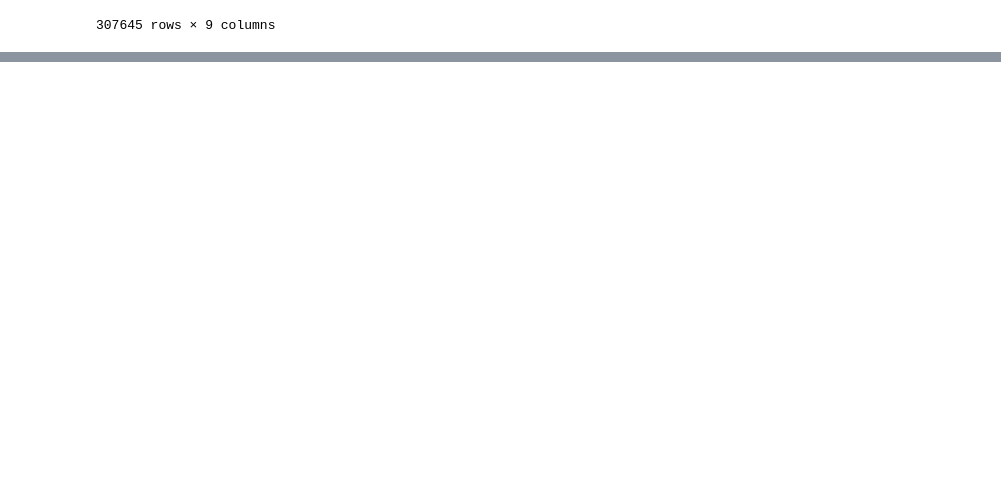
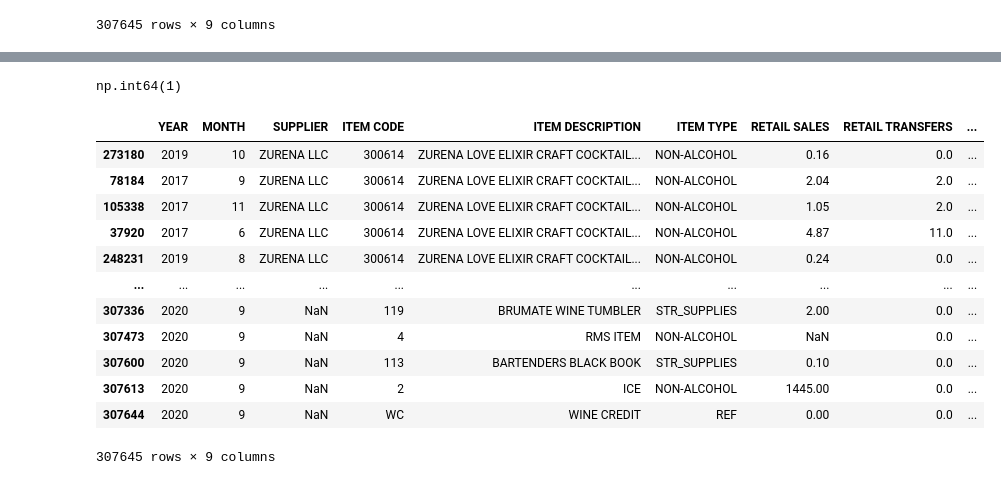
Before and after one commit to PV58/python-practice, a Jupyter notebook: pandas.ipynb, the cells around one changed output, grey strips where cells are left out. Cells and saved outputs as stored; diff of their text form; code cells hidden in the pictures; blank space fills up the shorter version.

```diff
--- a/pandas.ipynb
+++ b/pandas.ipynb
@@ -281,0 +282,20 @@ df
+# %%
+df.iat[1,1]
+# %% [output]
+np.int64(1)
+# %%
+df.sort_values(["SUPPLIER"], ascending = False)
+# %% [output]
+|  | YEAR | MONTH | SUPPLIER | ITEM CODE | ITEM DESCRIPTION | ITEM TYPE | RETAIL SALES | RETAIL TRANSFERS | ... |
+| 273180 | 2019 | 10 | ZURENA LLC | 300614 | ZURENA LOVE ELIXIR CRAFT COCKTAIL... | NON-ALCOHOL | 0.16 | 0.0 | ... |
+| 78184 | 2017 | 9 | ZURENA LLC | 300614 | ZURENA LOVE ELIXIR CRAFT COCKTAIL... | NON-ALCOHOL | 2.04 | 2.0 | ... |
+| 105338 | 2017 | 11 | ZURENA LLC | 300614 | ZURENA LOVE ELIXIR CRAFT COCKTAIL... | NON-ALCOHOL | 1.05 | 2.0 | ... |
+| 37920 | 2017 | 6 | ZURENA LLC | 300614 | ZURENA LOVE ELIXIR CRAFT COCKTAIL... | NON-ALCOHOL | 4.87 | 11.0 | ... |
+| 248231 | 2019 | 8 | ZURENA LLC | 300614 | ZURENA LOVE ELIXIR CRAFT COCKTAIL... | NON-ALCOHOL | 0.24 | 0.0 | ... |
+| ... | ... | ... | ... | ... | ... | ... | ... | ... | ... |
+| 307336 | 2020 | 9 | NaN | 119 | BRUMATE WINE TUMBLER | STR_SUPPLIES | 2.00 | 0.0 | ... |
+| 307473 | 2020 | 9 | NaN | 4 | RMS ITEM | NON-ALCOHOL | NaN | 0.0 | ... |
+| 307600 | 2020 | 9 | NaN | 113 | BARTENDERS BLACK BOOK | STR_SUPPLIES | 0.10 | 0.0 | ... |
+| 307613 | 2020 | 9 | NaN | 2 | ICE | NON-ALCOHOL | 1445.00 | 0.0 | ... |
+| 307644 | 2020 | 9 | NaN | WC | WINE CREDIT | REF | 0.00 | 0.0 | ... |
+307645 rows × 9 columns
```
Also changed, not shown: parts of 7 cells of this notebook, 1 other file.
